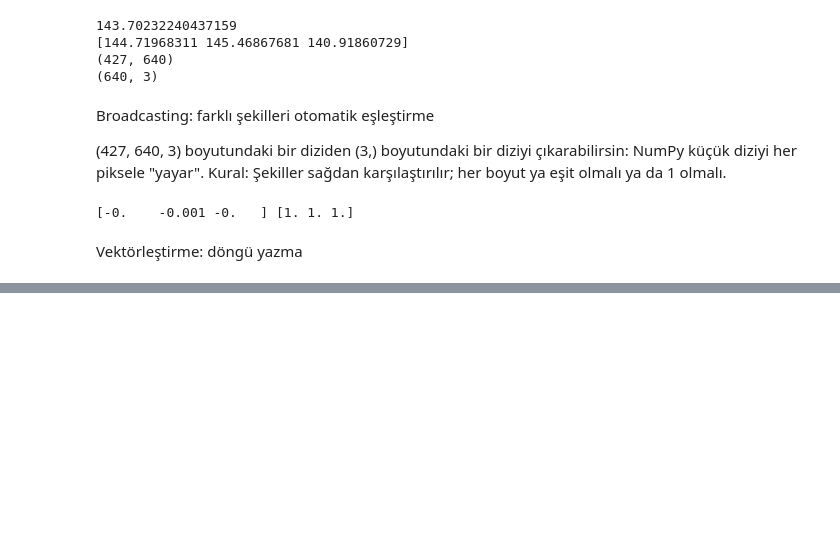
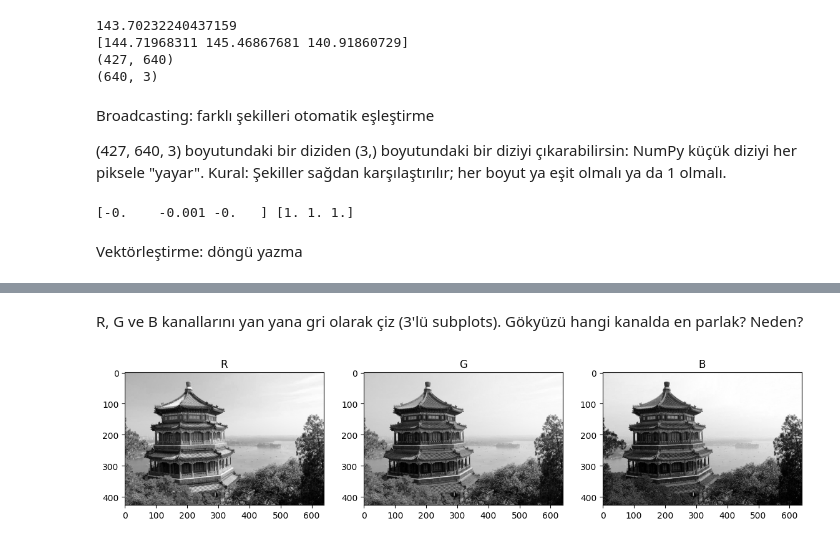
Before and after one commit to serenaycalisir/ml-calisma, a Jupyter notebook: 01_numpy_goruntu.ipynb, the cells around one changed output, grey strips where cells are left out. Drawn from its saved outputs; the diff is of its cells as text; code cells hidden in the pictures; blank space fills up the shorter version.

```diff
--- a/01_numpy_goruntu.ipynb
+++ b/01_numpy_goruntu.ipynb
@@ -311,0 +323,9 @@ True
+# %% [markdown]
+R, G ve B kanallarını yan yana gri olarak çiz (3'lü subplots). Gökyüzü hangi kanalda en parlak? Neden?
+# %%
+fig, ax = plt.subplots(1, 3, figsize=(14, 4))
+for i, isim in enumerate("RGB"):
+  ax[i].imshow(img[:, :, i], cmap="gray"); ax[i].set_title(isim)
+plt.show()
+# %% [output]
+[figure, added]
```
Also changed, not shown: parts of 14 cells of this notebook.
